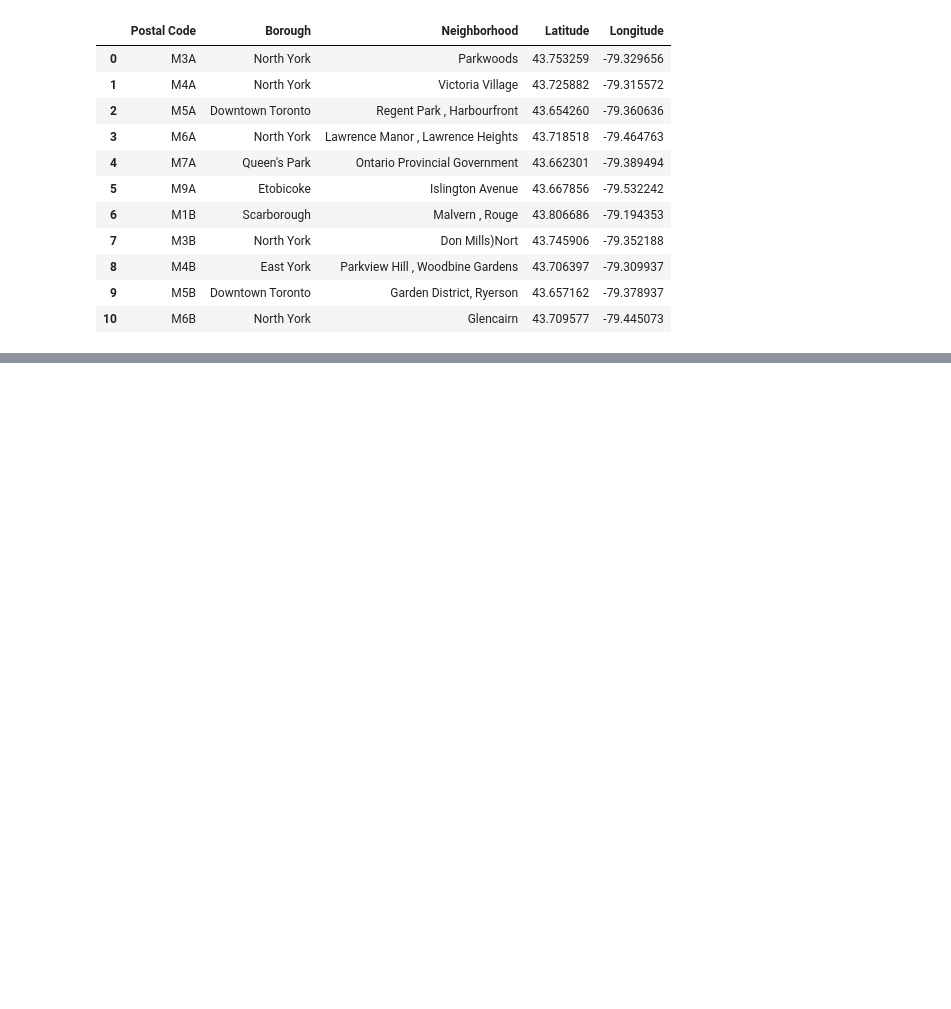
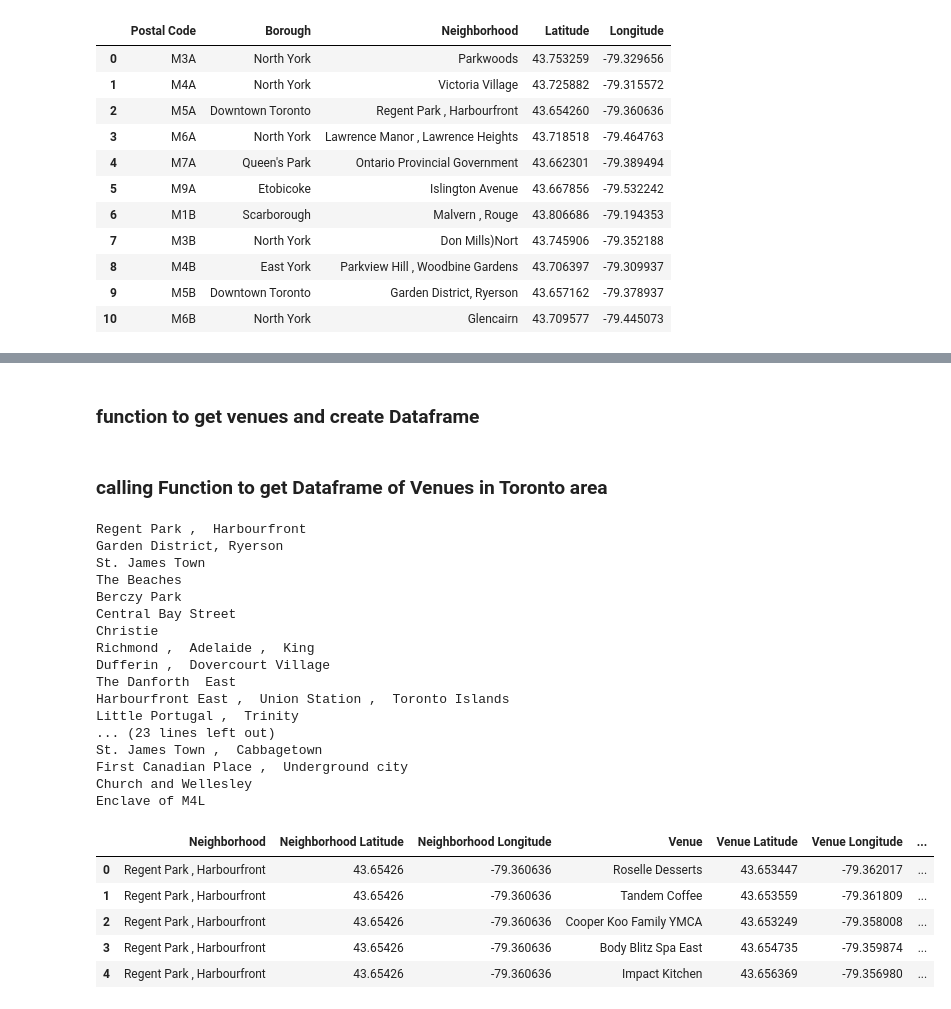
Before and after one commit to samonekutu/my-first-project, a Jupyter notebook: CANADIAN NEIGHBORHOOD PROJECT.ipynb, the cells around one changed output, grey strips where cells are left out. Saved outputs shown, nothing was run; the diff lists cells and outputs as text; code cells hidden in the pictures; blank space fills up the shorter version.

```diff
--- a/CANADIAN NEIGHBORHOOD PROJECT.ipynb
+++ b/CANADIAN NEIGHBORHOOD PROJECT.ipynb
@@ -113,0 +162,72 @@ df_hood_cord.head(11)
+# %% [markdown]
+### function to get venues and create Dataframe
+# %%
+def getNearbyVenues(names, latitudes, longitudes, radius=500):
+
+    venues_list=[]
+    for name, lat, lng in zip(names, latitudes, longitudes):
+        print(name)
+
+        # create the API request URL
+        url = 'https://api.foursquare.com/v2/venues/explore?&client_id={}&client_secret={}&v={}&ll={},{}&radius={}&limit={}'.format(
+            CLIENT_ID,
+            CLIENT_SECRET,
+            VERSION,
+            lat,
+            lng,
+            radius,
+            LIMIT)
+
+        # make the GET request
+        results = requests.get(url).json()["response"]['groups'][0]['items']
+
+        # return only relevant information for each nearby venue
+        venues_list.append([(
+            name,
+            lat,
+            lng,
+            v['venue']['name'],
+            v['venue']['location']['lat'],
+            v['venue']['location']['lng'],
+            v['venue']['categories'][0]['name']) for v in results])
+
+    nearby_venues = pd.DataFrame([item for venue_list in venues_list for item in venue_list])
+    nearby_venues.columns = ['Neighborhood',
+                  'Neighborhood Latitude',
+                  'Neighborhood Longitude',
+                  'Venue',
+                  'Venue Latitude',
+                  'Venue Longitude',
+                  'Venue Category']
+
+    return(nearby_venues)
+# %% [markdown]
+### calling Function to get Dataframe of Venues in Toronto area
+# %%
+toronto_venues=getNearbyVenues(df_toronto['Neighborhood'],df_toronto['Latitude'],df_toronto['Longitude'])
+(toronto_venues.shape)
+toronto_venues.head()
+# %% [output]
+Regent Park ,  Harbourfront
+Garden District, Ryerson
+St. James Town
+The Beaches
+Berczy Park
+Central Bay Street
+Christie
+Richmond ,  Adelaide ,  King
+Dufferin ,  Dovercourt Village
+The Danforth  East
+Harbourfront East ,  Union Station ,  Toronto Islands
+Little Portugal ,  Trinity
+... (23 lines left out)
+St. James Town ,  Cabbagetown
+First Canadian Place ,  Underground city
+Church and Wellesley
+Enclave of M4L
+|  | Neighborhood | Neighborhood Latitude | Neighborhood Longitude | Venue | Venue Latitude | Venue Longitude | ... |
+| 0 | Regent Park , Harbourfront | 43.65426 | -79.360636 | Roselle Desserts | 43.653447 | -79.362017 | ... |
+| 1 | Regent Park , Harbourfront | 43.65426 | -79.360636 | Tandem Coffee | 43.653559 | -79.361809 | ... |
+| 2 | Regent Park , Harbourfront | 43.65426 | -79.360636 | Cooper Koo Family YMCA | 43.653249 | -79.358008 | ... |
+| 3 | Regent Park , Harbourfront | 43.65426 | -79.360636 | Body Blitz Spa East | 43.654735 | -79.359874 | ... |
+| 4 | Regent Park , Harbourfront | 43.65426 | -79.360636 | Impact Kitchen | 43.656369 | -79.356980 | ... |
```
Also changed, not shown: parts of 28 cells of this notebook.
